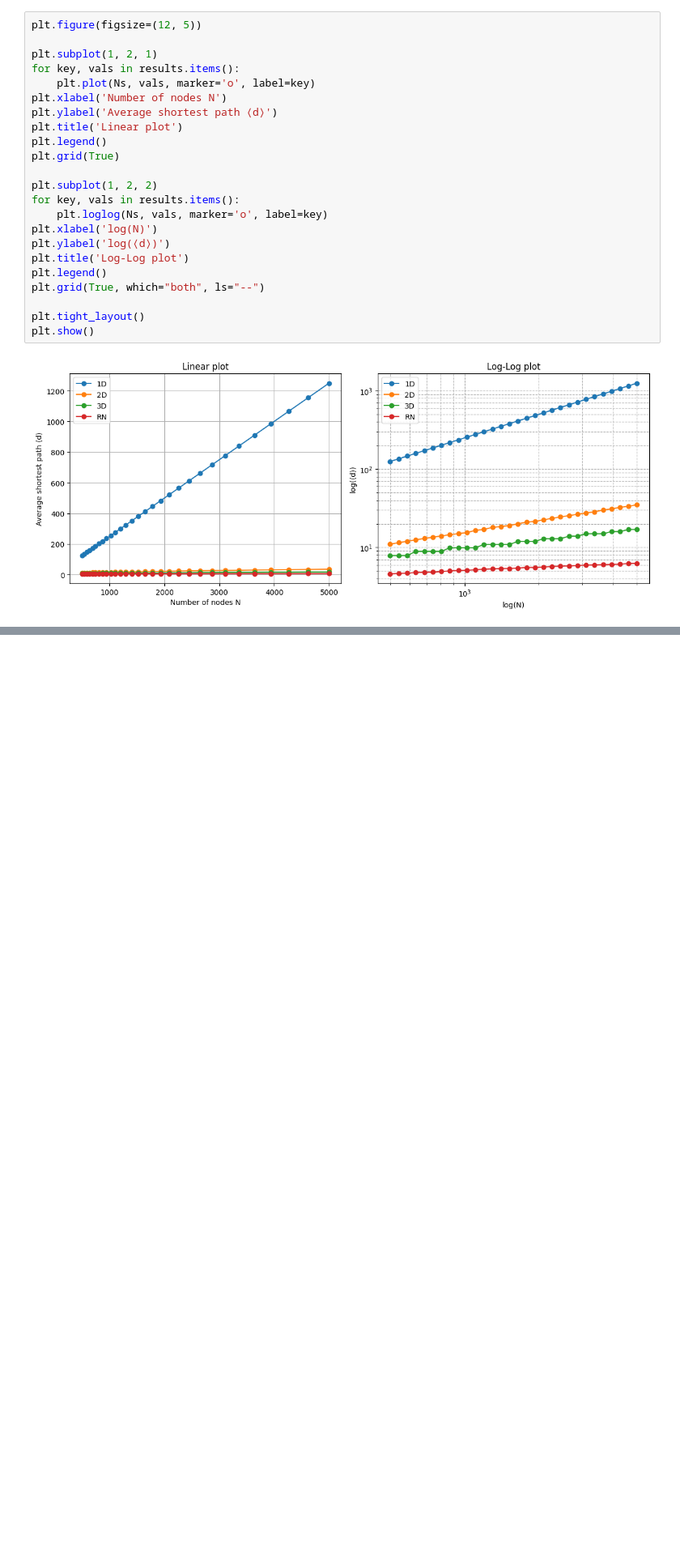
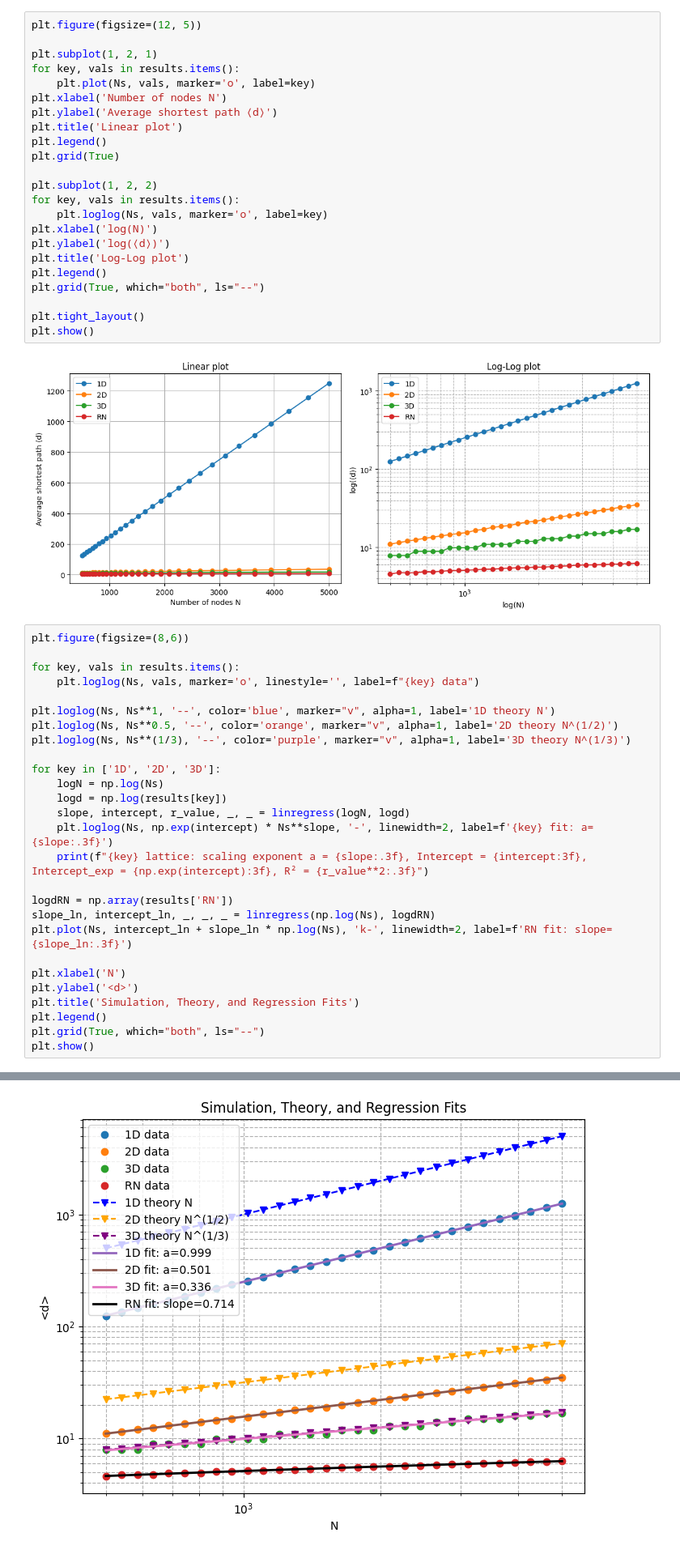
Before and after one commit to AnimateBow4809/UT-SN-HW1, a Jupyter notebook: Q1.ipynb, the cells around one changed output, grey strips where cells are left out. Shown at 81% size. Saved outputs shown, nothing was run; the diff lists cells and outputs as text; blank space fills up the shorter version.

```diff
--- a/Q1.ipynb
+++ b/Q1.ipynb
@@ -98,3 +99,31 @@ plt.tight_layout()
 plt.show()
 # %% [output]
 [figure]
+# %%
+plt.figure(figsize=(8,6))
+
+for key, vals in results.items():
+    plt.loglog(Ns, vals, marker='o', linestyle='', label=f"{key} data")
+
+plt.loglog(Ns, Ns**1, '--', color='blue', marker="v", alpha=1, label='1D theory N')
+plt.loglog(Ns, Ns**0.5, '--', color='orange', marker="v", alpha=1, label='2D theory N^(1/2)')
+plt.loglog(Ns, Ns**(1/3), '--', color='purple', marker="v", alpha=1, label='3D theory N^(1/3)')
+
+for key in ['1D', '2D', '3D']:
+    logN = np.log(Ns)
+    logd = np.log(results[key])
+    slope, intercept, r_value, _, _ = linregress(logN, logd)
+    plt.loglog(Ns, np.exp(intercept) * Ns**slope, '-', linewidth=2, label=f'{key} fit: a={slope:.3f}')
+    print(f"{key} lattice: scaling exponent a = {slope:.3f}, Intercept = {intercept:3f}, Intercept_exp = {np.exp(intercept):3f}, R² = {r_value**2:.3f}")
+
+logdRN = np.array(results['RN'])
+slope_ln, intercept_ln, _, _, _ = linregress(np.log(Ns), logdRN)
+plt.plot(Ns, intercept_ln + slope_ln * np.log(Ns), 'k-', linewidth=2, label=f'RN fit: slope={slope_ln:.3f}')
+
+plt.xlabel('N')
+plt.ylabel('<d>')
+plt.title('Simulation, Theory, and Regression Fits')
+plt.legend()
+plt.grid(True, which="both", ls="--")
+plt.show()
+# %% [output]
@@ -100,0 +133 @@ plt.show()
+[figure, added]
```
Also changed, not shown: parts of 2 cells of this notebook.
